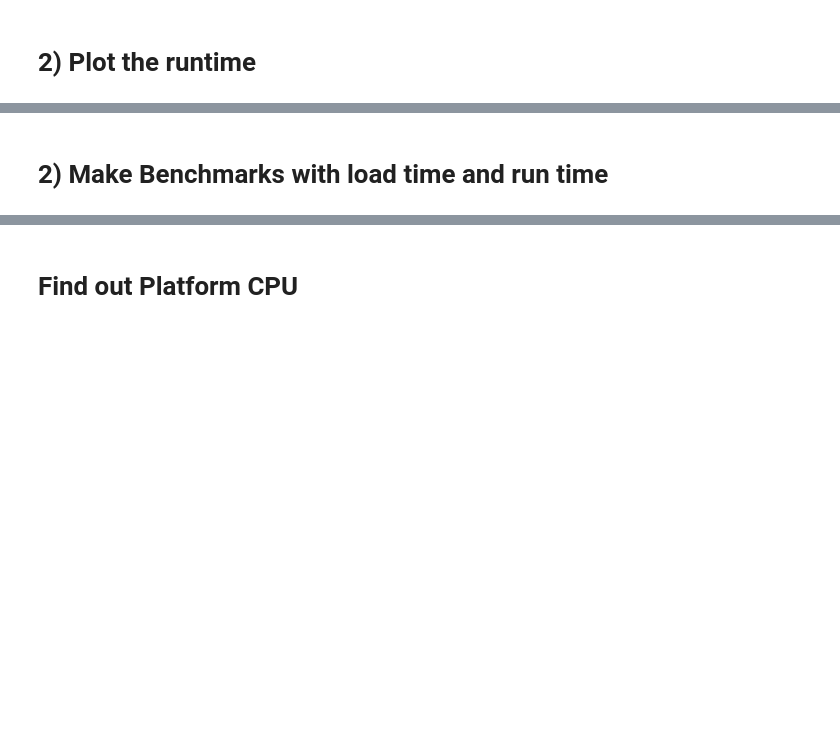
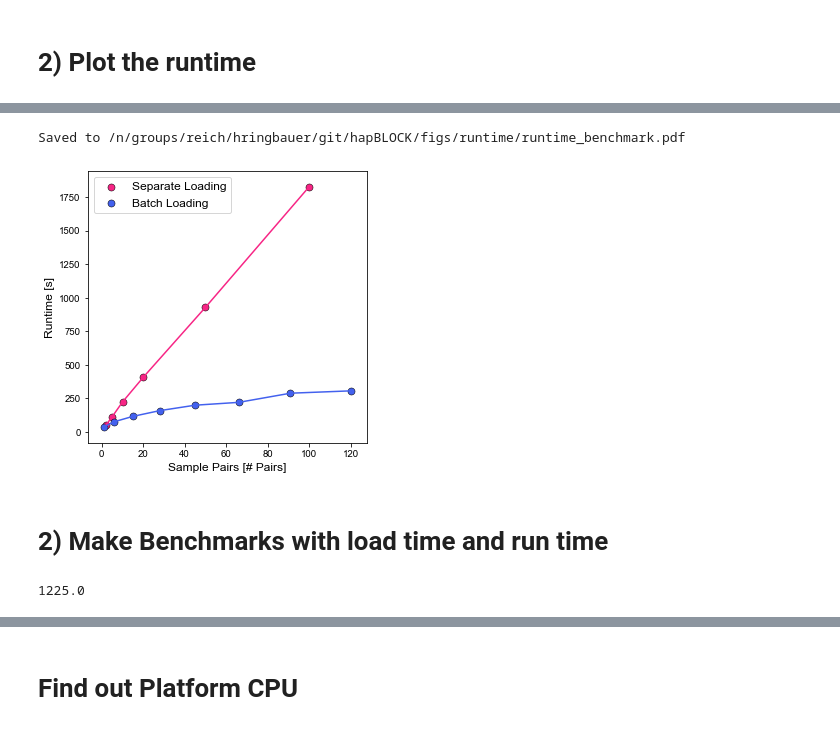
Before and after one commit to hringbauer/ancIBD, a Jupyter notebook: notebook/analyze_ibd/runtime_test.ipynb, the cells around one changed output, grey strips where cells are left out. Cells and saved outputs as stored; diff of their text form; code cells hidden in the pictures; blank space fills up the shorter version.

Commit message:
Added Panel Figure Runtime Experiments

```diff
--- a/notebook/analyze_ibd/runtime_test.ipynb
+++ b/notebook/analyze_ibd/runtime_test.ipynb
@@ -244,0 +219,8 @@ dft3
+# %%
+ns = np.arange(2,51,8)
+dfts  = [run_time_allpairs(n=n) for n in ns]
+dft3 = pd.concat(dfts)
+
+savepath = "/n/groups/reich/hringbauer/git/hapBLOCK/output/tables/runtimes/pairs_batches50b.tsv"
+dft3.to_csv(savepath, sep="\t", index=False)
+print(f"Saved {len(dft3)} runtimes to: {savepath}")
@@ -300,2 +327,11 @@ Saved to /n/groups/reich/hringbauer/git/hapBLOCK/figs/runtime/runtime_benchmark.
+# %%
+plot_runtimes_curve(show=True, savepath = "/n/groups/reich/hringbauer/git/hapBLOCK/figs/runtime/runtime_benchmark.pdf")
+# %% [output]
+Saved to /n/groups/reich/hringbauer/git/hapBLOCK/figs/runtime/runtime_benchmark.pdf
+[figure, added]
 # %% [markdown]
 # 2) Make Benchmarks with load time and run time
+# %%
+50*49/2
+# %% [output]
+1225.0
```
Also changed, not shown: parts of 13 cells of this notebook, 1 other file.
